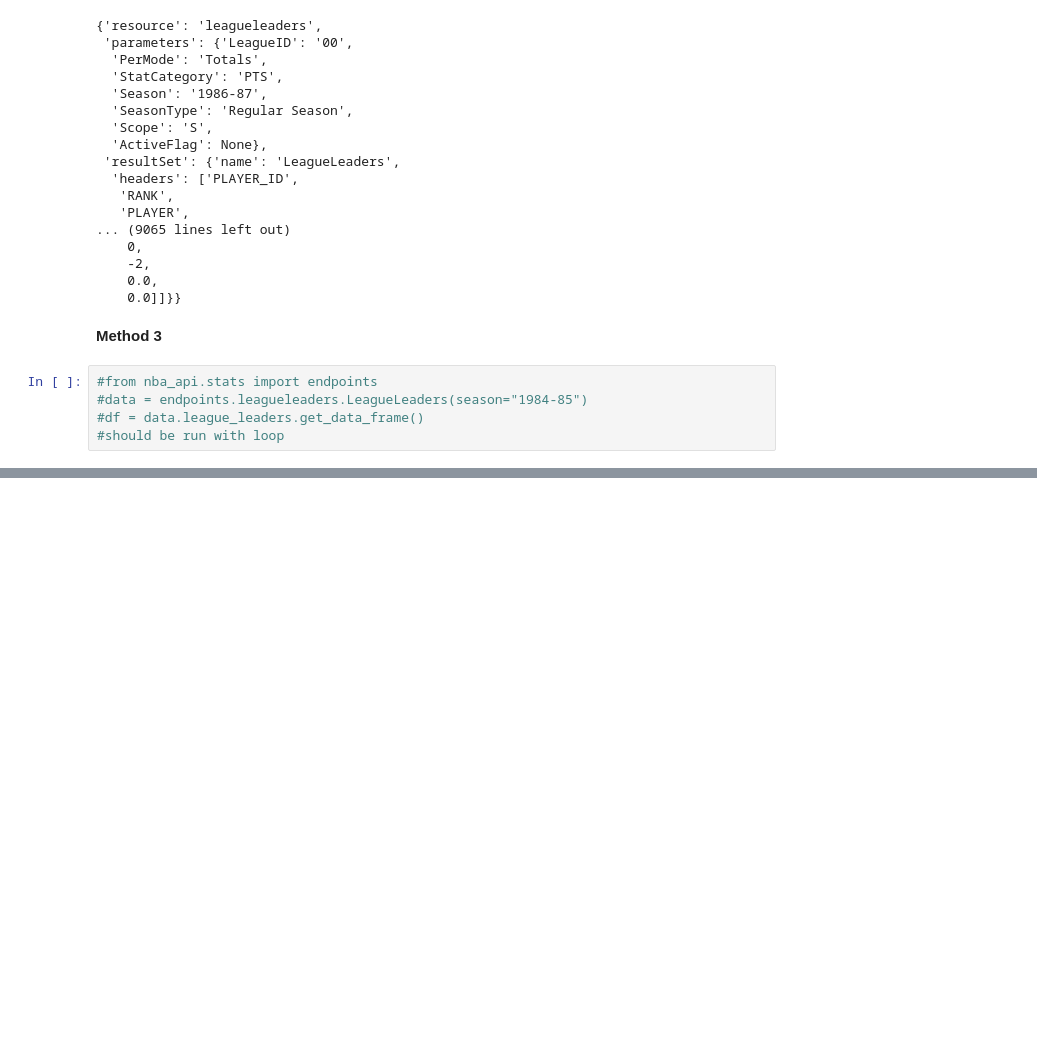
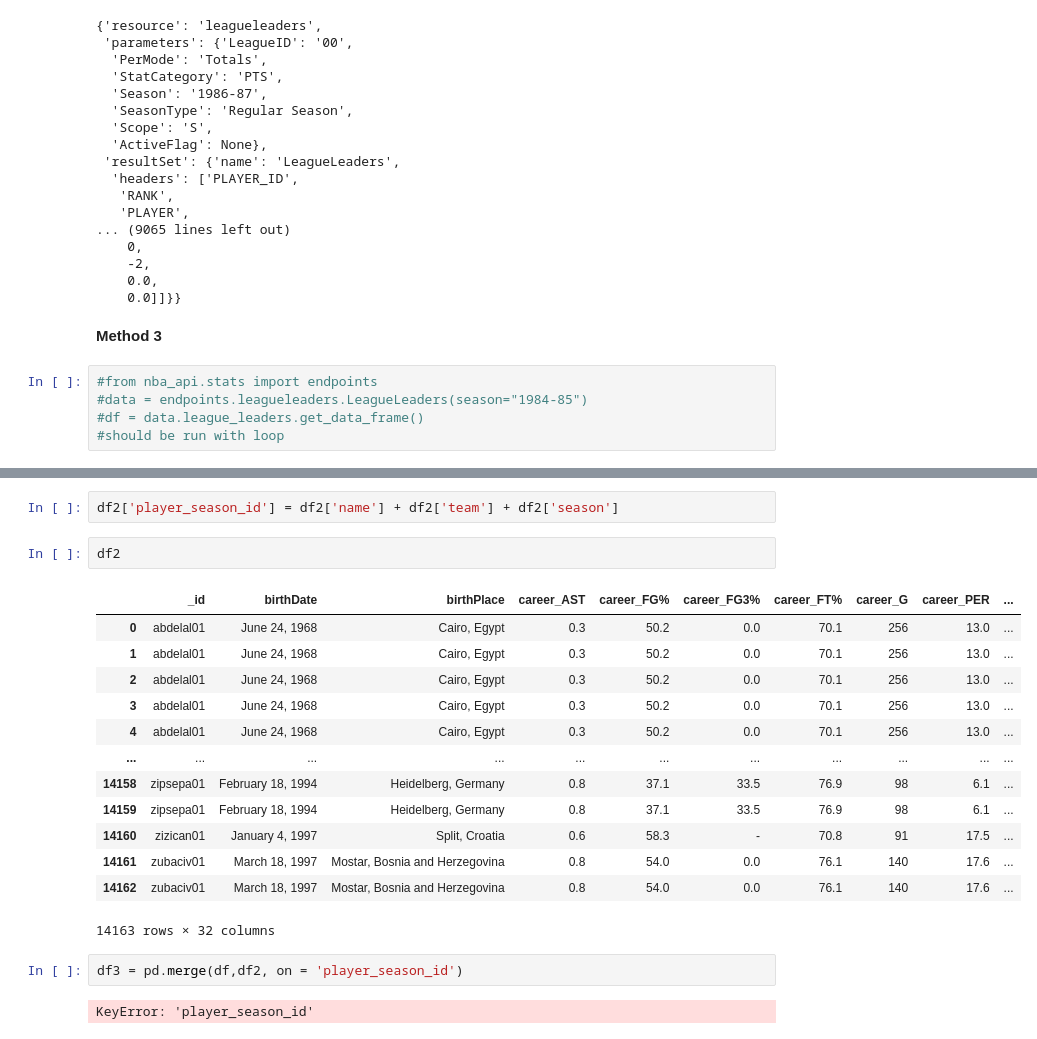
Before and after one commit to danielquer/berlin-housing-market, a Jupyter notebook: nba_api_leagueleaders.ipynb, the cells around one changed output, grey strips where cells are left out. Saved outputs shown, nothing was run; the diff lists cells and outputs as text; blank space fills up the shorter version.

```diff
--- a/nba_api_leagueleaders.ipynb
+++ b/nba_api_leagueleaders.ipynb
@@ -185,0 +281,22 @@ results
+# %%
+df2['player_season_id'] = df2['name'] + df2['team'] + df2['season']
+# %%
+df2
+# %% [output]
+|  | _id | birthDate | birthPlace | career_AST | career_FG% | career_FG3% | career_FT% | career_G | career_PER | ... |
+| 0 | abdelal01 | June 24, 1968 | Cairo, Egypt | 0.3 | 50.2 | 0.0 | 70.1 | 256 | 13.0 | ... |
+| 1 | abdelal01 | June 24, 1968 | Cairo, Egypt | 0.3 | 50.2 | 0.0 | 70.1 | 256 | 13.0 | ... |
+| 2 | abdelal01 | June 24, 1968 | Cairo, Egypt | 0.3 | 50.2 | 0.0 | 70.1 | 256 | 13.0 | ... |
+| 3 | abdelal01 | June 24, 1968 | Cairo, Egypt | 0.3 | 50.2 | 0.0 | 70.1 | 256 | 13.0 | ... |
+| 4 | abdelal01 | June 24, 1968 | Cairo, Egypt | 0.3 | 50.2 | 0.0 | 70.1 | 256 | 13.0 | ... |
+| ... | ... | ... | ... | ... | ... | ... | ... | ... | ... | ... |
+| 14158 | zipsepa01 | February 18, 1994 | Heidelberg, Germany | 0.8 | 37.1 | 33.5 | 76.9 | 98 | 6.1 | ... |
+| 14159 | zipsepa01 | February 18, 1994 | Heidelberg, Germany | 0.8 | 37.1 | 33.5 | 76.9 | 98 | 6.1 | ... |
+| 14160 | zizican01 | January 4, 1997 | Split, Croatia | 0.6 | 58.3 | - | 70.8 | 91 | 17.5 | ... |
+| 14161 | zubaciv01 | March 18, 1997 | Mostar, Bosnia and Herzegovina | 0.8 | 54.0 | 0.0 | 76.1 | 140 | 17.6 | ... |
+| 14162 | zubaciv01 | March 18, 1997 | Mostar, Bosnia and Herzegovina | 0.8 | 54.0 | 0.0 | 76.1 | 140 | 17.6 | ... |
+14163 rows × 32 columns
+# %%
+df3 = pd.merge(df,df2, on = 'player_season_id')
+# %% [output]
+KeyError: 'player_season_id'
```
Also changed, not shown: parts of 14 cells of this notebook.
